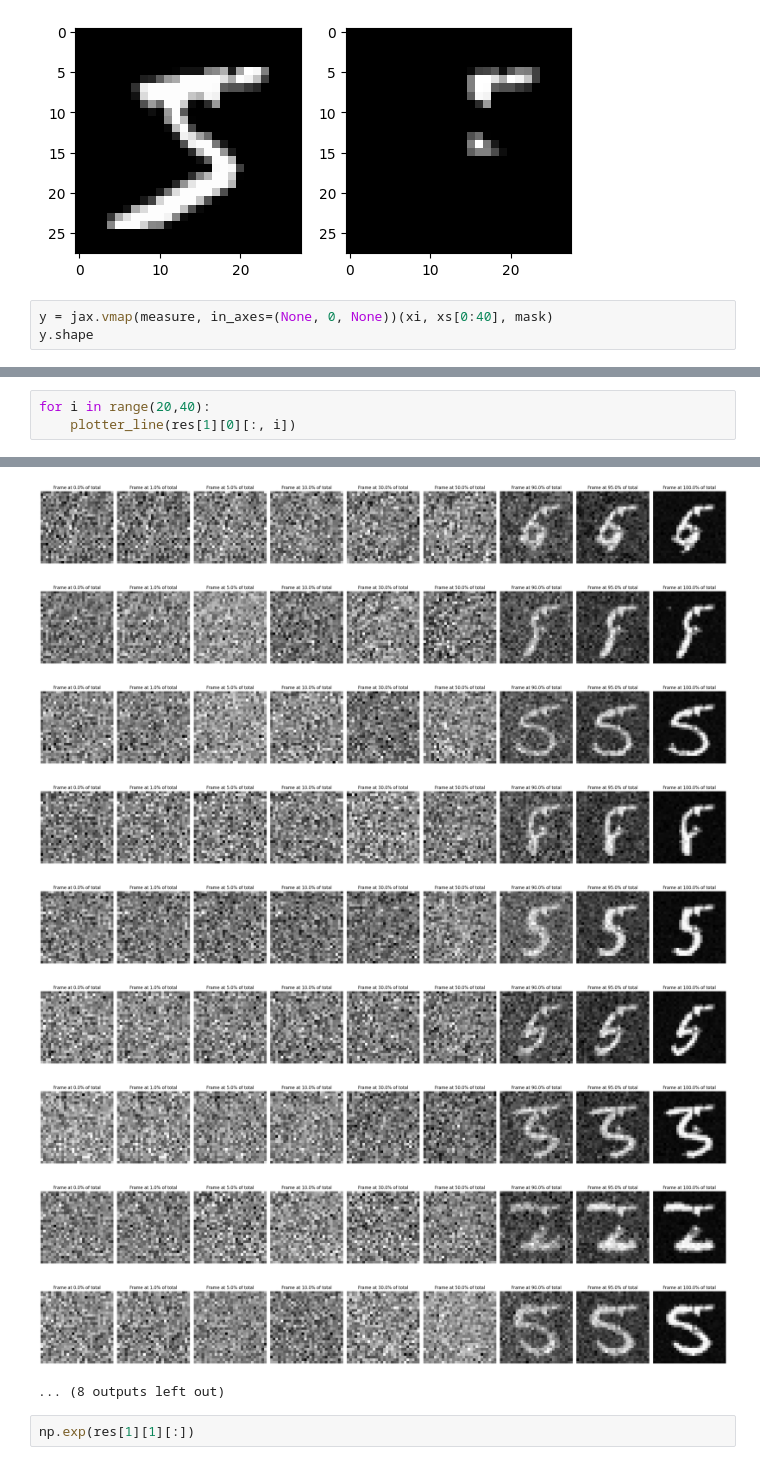
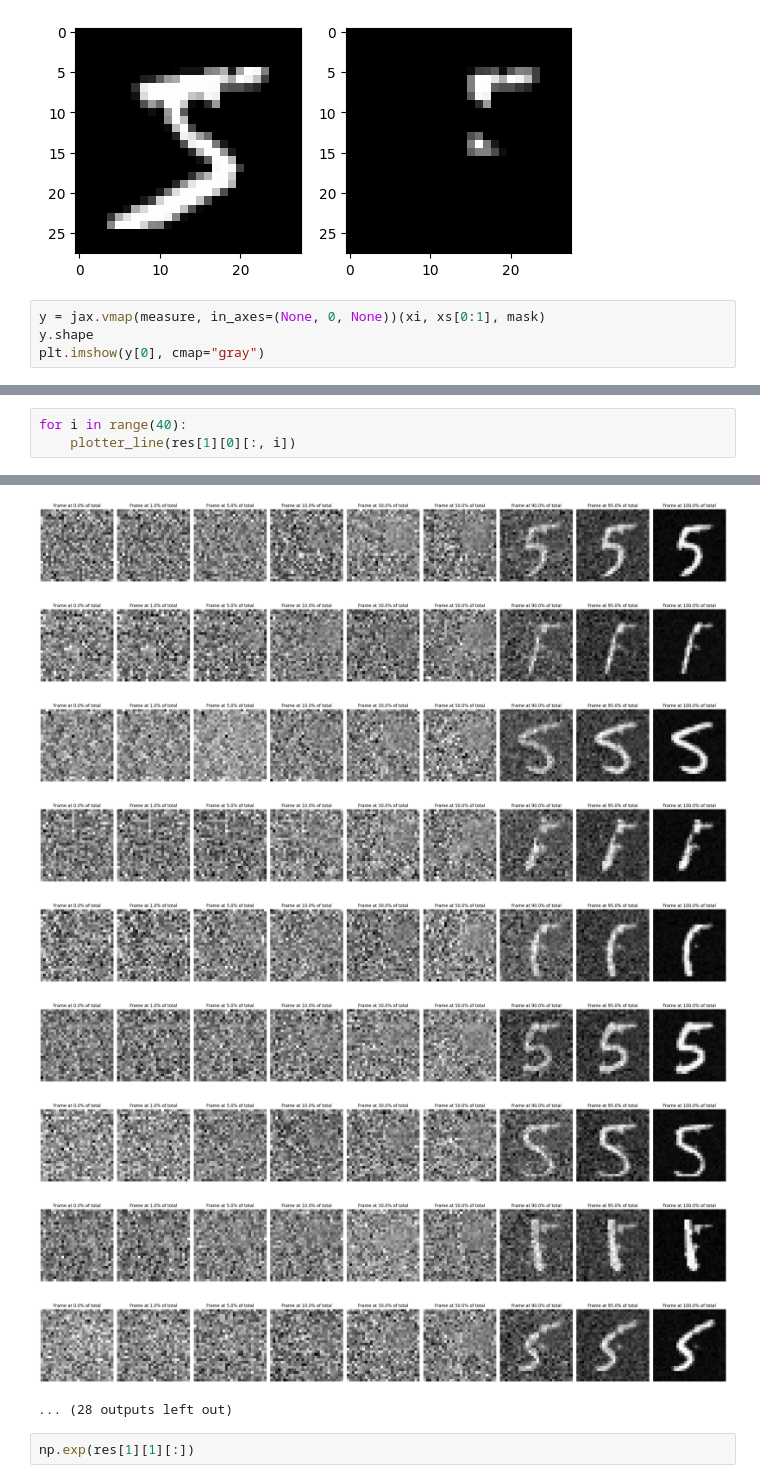
Before and after one commit to jcopo/diffuse, a Jupyter notebook: sandbox.ipynb, the cells around one changed output, grey strips where cells are left out. Drawn from its saved outputs; the diff is of its cells as text.

```diff
--- a/sandbox.ipynb
+++ b/sandbox.ipynb
@@ -172,6 +170,7 @@ plt.show()
 # %% [output]
 [figure]
 # %%
-y = jax.vmap(measure, in_axes=(None, 0, None))(xi, xs[0:40], mask)
+y = jax.vmap(measure, in_axes=(None, 0, None))(xi, xs[0:1], mask)
 y.shape
+plt.imshow(y[0], cmap="gray")
 # %% [output]
@@ -199,4 +181,4 @@ SyntaxError: invalid syntax
 # %%
-for i in range(20,40):
+for i in range(40):
     plotter_line(res[1][0][:, i])
 # %% [output]
@@ -206,13 +188,13 @@ for i in range(20,40):
-[figure, old version]
+[figure, new version]
-[figure, old version]
+[figure, new version]
-[figure, old version]
+[figure, new version]
-[figure, old version]
+[figure, new version]
-[figure, old version]
+[figure, new version]
-[figure, old version]
+[figure, new version]
-[figure, old version]
+[figure, new version]
-[figure, old version]
+[figure, new version]
-[figure, old version]
+[figure, new version]
-... (8 outputs left out)
+... (28 outputs left out)
 # %%
 np.exp(res[1][1][:])
 # %% [output]
```
Also changed, not shown: parts of 7 cells of this notebook, 1 other file.
